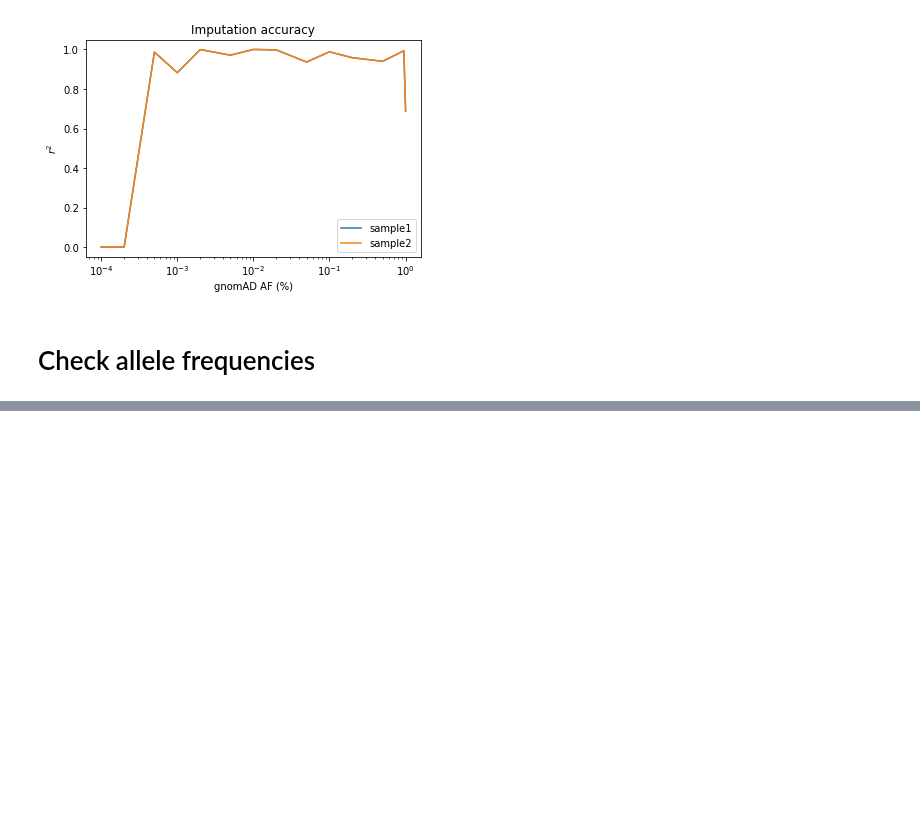
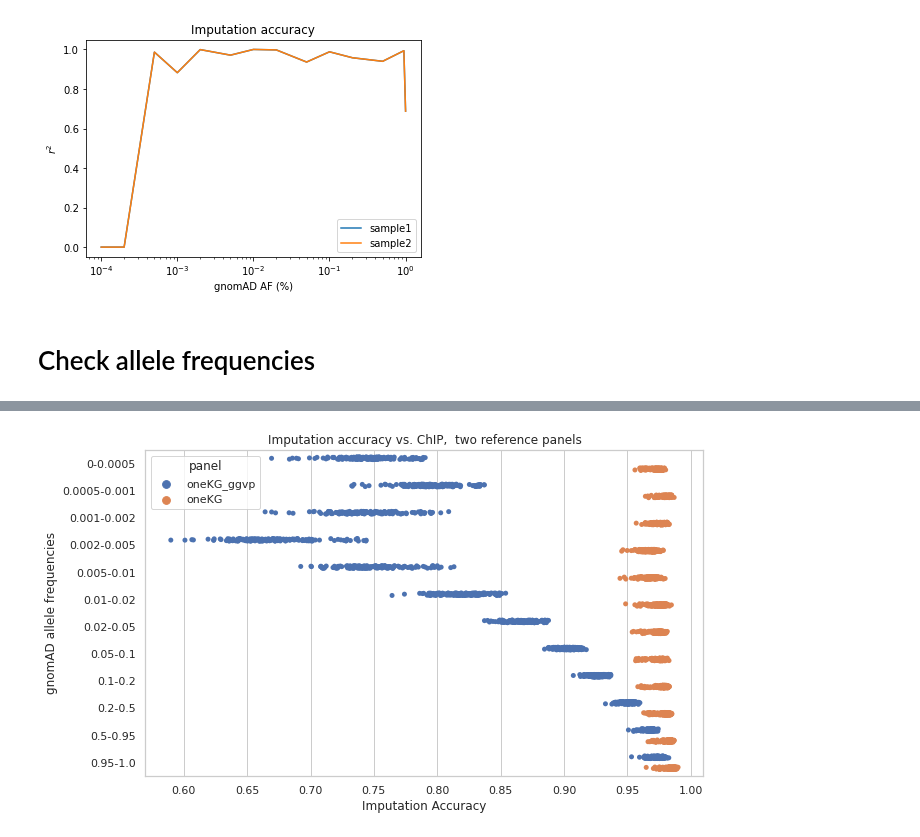
Before and after one commit to Suuuuuuuus/LCWGS_pipeline, a Jupyter notebook: scripts/lcwgs_dump.ipynb, the cells around one changed output, grey strips where cells are left out. Cells and saved outputs as stored; diff of their text form; code cells hidden in the pictures; blank space fills up the shorter version.

```diff
--- a/scripts/lcwgs_dump.ipynb
+++ b/scripts/lcwgs_dump.ipynb
@@ -81,0 +110,33 @@ lcwgSus.plot_afs(chip_af, quilt_af, save_fig = True)
+# %%
+# To be restructured later together with pipelines
+linker = pd.read_csv('data/metadata/sample_linker.csv', sep = ',')
+# def read_r2(samples, indir):
+ggvp = []
+onekg = []
+for i in samples:
+    file_count = len([f for f in os.listdir("/well/band/users/rbx225/GAMCC/results/imputation/tmp/"+i+"/")])
+    if file_count == 2:
+        df1 = pd.read_csv("results/imputation/tmp/"+i+"/oneKG_ggvp_imputation_accuracy.csv", sep = '\t', dtype = {
+            'Unnamed: 0': str,
+            'Imputation Accuracy': float,
+            'Bin Count': str
+        }).iloc[2:,:]
+        df1['panel'] = 'oneKG_ggvp'
+        df1['Bin Count'] = i
+        df1.columns = ['AF', 'corr', 'sample', 'panel']
+        df1['AF'] = df1['AF'].shift(1).fillna('0') + '-' + df1['AF']
+        df1['AF'] = df1['AF'].astype("category")
+        ggvp.append(df1)
+        df2 = pd.read_csv("results/imputation/tmp/"+i+"/oneKG_imputation_accuracy.csv", sep = '\t', dtype = {
+            'Unnamed: 0': str,
+            'Imputation Accuracy': float,
+            'Bin Count': str
+        }).iloc[2:,:]
+        df2['panel'] = 'oneKG'
+        df2['Bin Count'] = i
+        df2.columns = ['AF', 'corr', 'sample', 'panel']
+        df2['AF'] = df2['AF'].shift(1).fillna('0') + '-' + df2['AF']
+        df2['AF'] = df2['AF'].astype("category")
+        onekg.append(df2)
+res = pd.concat(ggvp + onekg).reset_index(drop = True)
+res.head()
@@ -81,0 +150,10 @@ lcwgSus.plot_afs(chip_af, quilt_af, save_fig = True)
+# %%
+sns.set(style="whitegrid")
+plt.figure(figsize = (10,6))
+sns.stripplot(data=res[~res['sample'].isin(['IDT0669', 'IDT0595', 'IDT0693'])], x="corr", y="AF", hue="panel", dodge=True)
+plt.xlabel('Imputation Accuracy')
+plt.ylabel('gnomAD allele frequencies')
+plt.title('Imputation accuracy vs. ChIP,  two reference panels')
+plt.savefig('graphs/imputation_vs_chip.png', bbox_inches = "tight", dpi=300)
+# %% [output]
+[figure, added]
```
Also changed, not shown: parts of 10 cells of this notebook.
